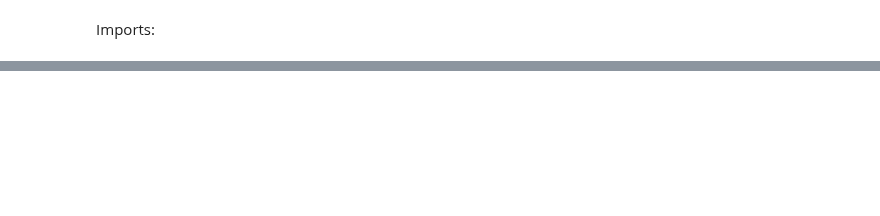
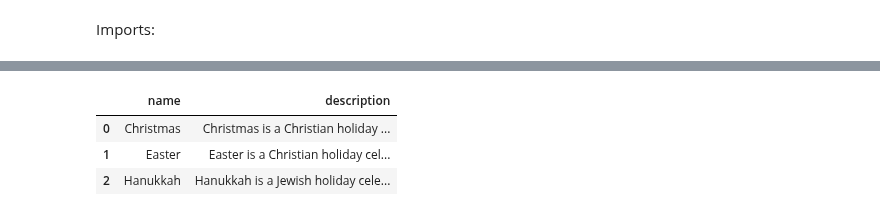
Before and after one commit to PacktPublishing/Mastering-NLP-from-Foundations-to-LLMs, a Jupyter notebook: Chapter9_notebooks/Ch9_Advanced_Methods_with_Chains.ipynb, the cells around one changed output, grey strips where cells are left out. Drawn from its saved outputs; the diff is of its cells as text; code cells hidden in the pictures; blank space fills up the shorter version.

Commit message:
Changing folders names and finishing code descriptions.

```diff
--- a/Notebooks_for_chapter_9/Ch9_Retrieve_Content_from_a_YouTube_Video_and_Summarize.ipynb
+++ b/Chapter9_notebooks/Ch9_Advanced_Methods_with_Chains.ipynb
@@ -127,0 +49,3 @@ print(lecture_RAG.query(f"This is the response from the previous prompt: <{origi
+# %%
+os.environ["OPENAI_API_KEY"] = "..."
+llm = OpenAI(model_name='gpt-3.5-turbo-instruct')
@@ -127,0 +66,11 @@ print(lecture_RAG.query(f"This is the response from the previous prompt: <{origi
+# %%
+request_list_format = """List the first 10 elements from the periodical table as comma separated list."""
+
+output_parser = CommaSeparatedListOutputParser()
+
+conversation = LLMChain(
+    llm=llm,
+    output_parser=output_parser,
+    prompt=PromptTemplate(template=request_list_format, input_variables=[]))
+
+print(conversation.predict())
@@ -127,0 +81,16 @@ print(lecture_RAG.query(f"This is the response from the previous prompt: <{origi
+# %%
+# request_for_continuous_conversation = """List all the holidays you know as comma separated list.
+request_for_continuous_conversation = """
+Current conversation:
+{history}
+
+Your task:
+{input}"""
+
+conversation = ConversationChain(
+    llm=llm,
+    prompt=PromptTemplate(template=request_for_continuous_conversation, input_variables=["history", "input"], output_parser=output_parser),
+    memory=ConversationBufferMemory())
+
+# conversation.predict_and_parse(input="From the list, write the first 10 holidays, separate by commas.")
+conversation.predict_and_parse(input="Write the first 10 holidays you know, as a comma separated list.")
@@ -127,0 +112,5 @@ print(lecture_RAG.query(f"This is the response from the previous prompt: <{origi
+# %%
+advanced_data_structure = """For each of these, tell about the holiday in 2 sentences. Form the output in a json format table. The table's name is "holidays" and the fields are "name" and "description". For each row, the "name" is the holiday's name, and the "description" is the description you generated. The syntax of the output should be a json format, without newline characters."""
+
+output = conversation.predict(input=advanced_data_structure)
+print(output)
@@ -127,0 +134,10 @@ print(lecture_RAG.query(f"This is the response from the previous prompt: <{origi
+# %%
+pd.set_option('display.max_colwidth', None)
+
+dict = json.loads(output)
+pd.json_normalize(dict["holidays"]).style.set_properties(**{'text-align': 'left'})
+# %% [output]
+|  | name | description |
+| 0 | Christmas | Christmas is a Christian holiday ... |
+| 1 | Easter | Easter is a Christian holiday cel... |
+| 2 | Hanukkah | Hanukkah is a Jewish holiday cele... |
```
Also changed, not shown: parts of 29 cells of this notebook, 13 other files.
